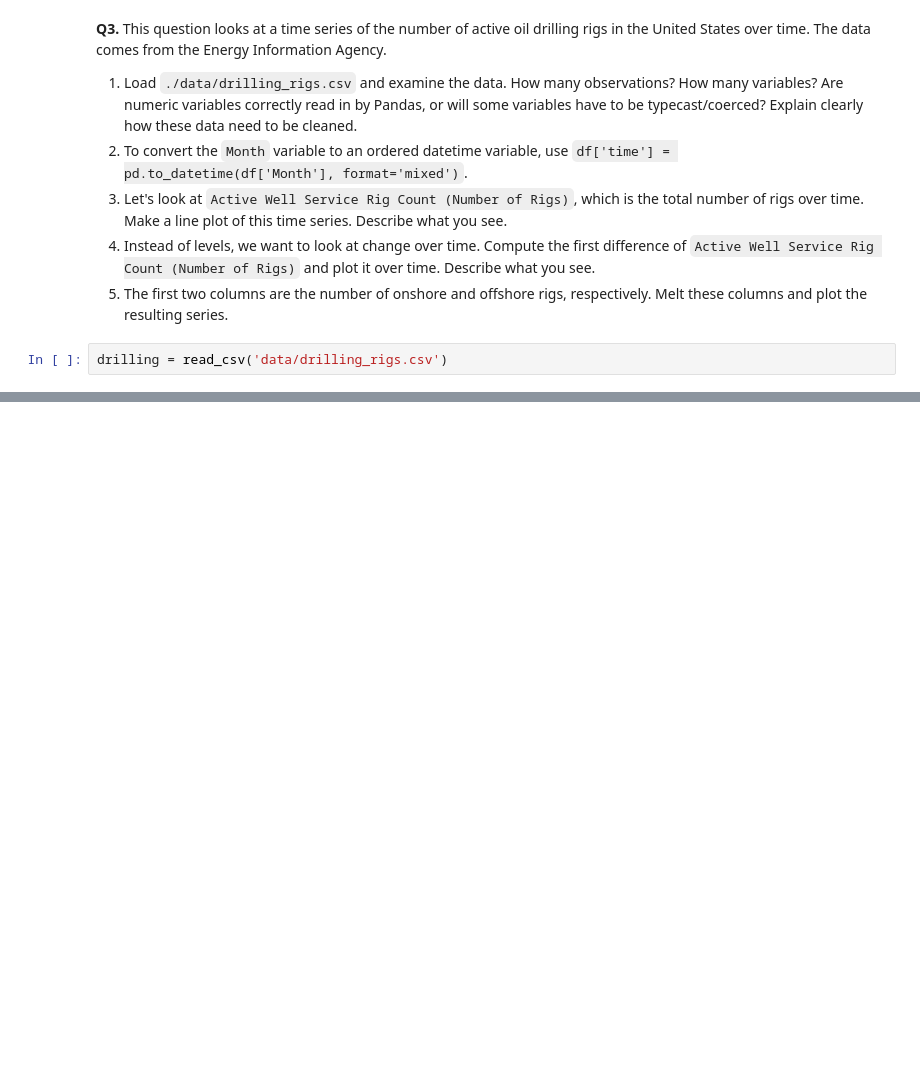
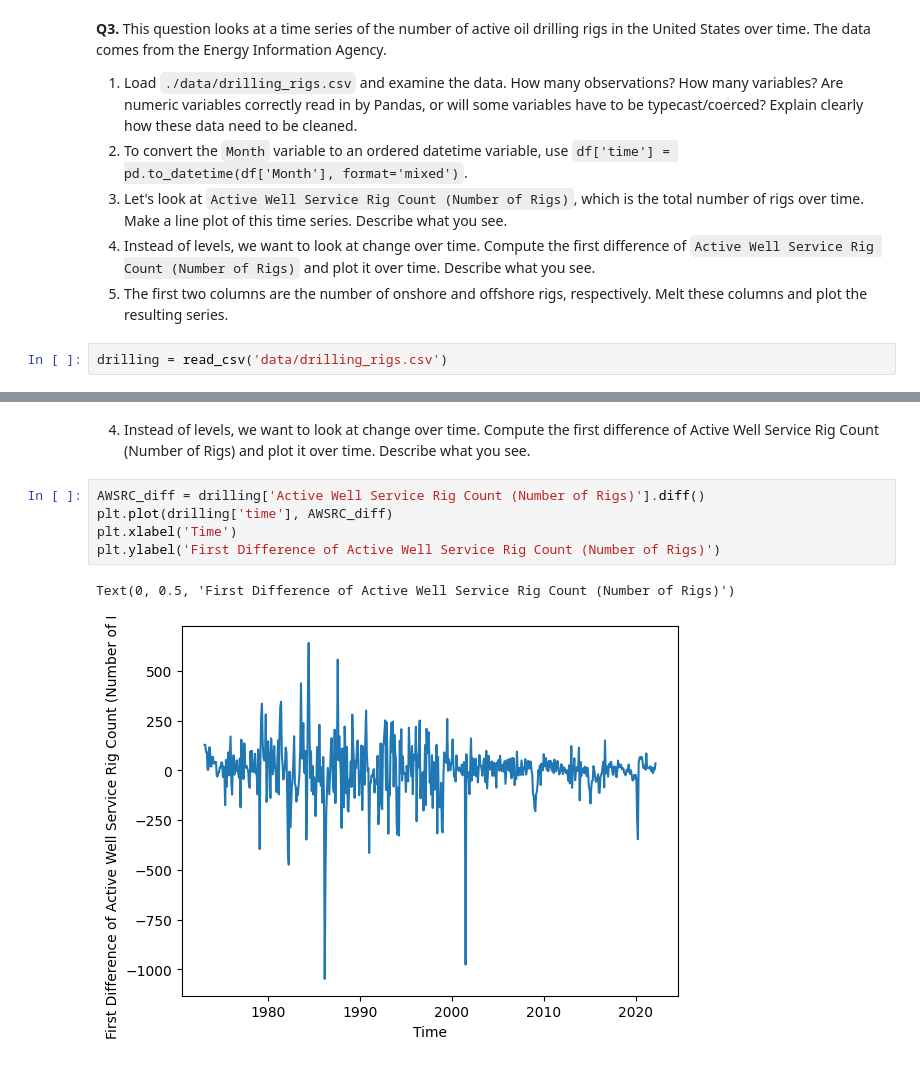
Before and after one commit to simoneminorr/eda_assignment, a Jupyter notebook: assignment.ipynb, the cells around one changed output, grey strips where cells are left out. Cells and saved outputs as stored; diff of their text form; blank space fills up the shorter version.

```diff
--- a/assignment.ipynb
+++ b/assignment.ipynb
@@ -193,0 +252,10 @@ dtype: int64
+# %% [markdown]
+4. Instead of levels, we want to look at change over time. Compute the first difference of Active Well Service Rig Count (Number of Rigs) and plot it over time. Describe what you see.
+# %%
+AWSRC_diff = drilling['Active Well Service Rig Count (Number of Rigs)'].diff()
+plt.plot(drilling['time'], AWSRC_diff)
+plt.xlabel('Time')
+plt.ylabel('First Difference of Active Well Service Rig Count (Number of Rigs)')
+# %% [output]
+Text(0, 0.5, 'First Difference of Active Well Service Rig Count (Number of Rigs)')
+[figure, added]
```
Also changed, not shown: parts of 11 cells of this notebook.
